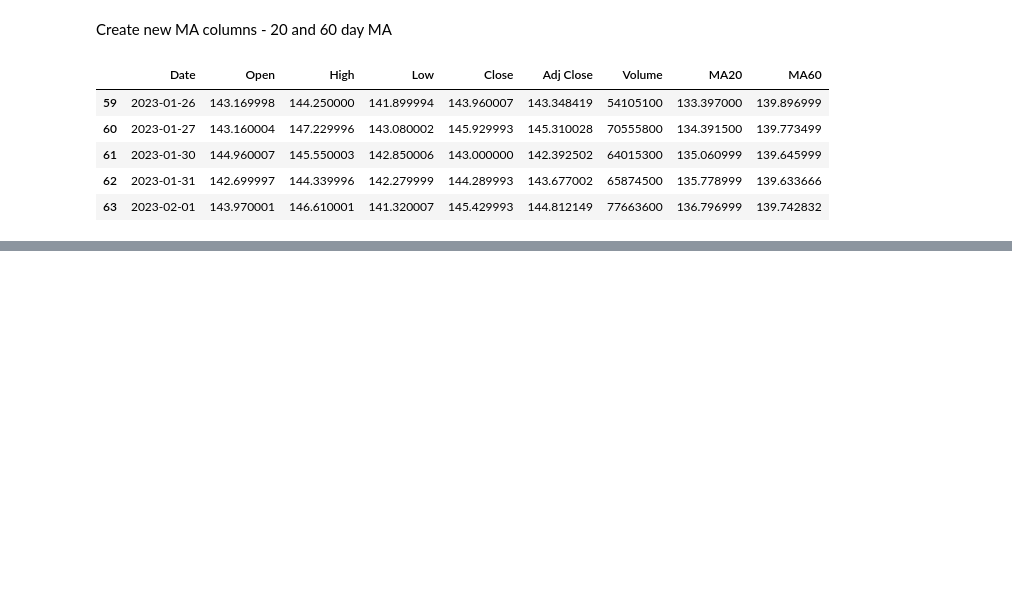
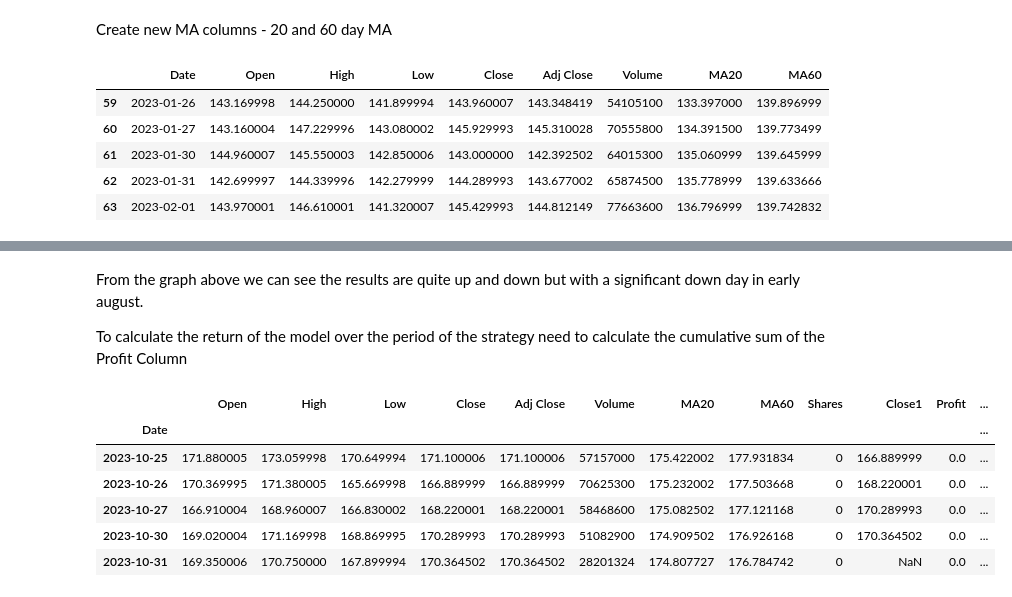
Before and after one commit to danben1/Python_development, a Jupyter notebook: ma_trading_strategy.ipynb, the cells around one changed output, grey strips where cells are left out. Drawn from its saved outputs; the diff is of its cells as text; code cells hidden in the pictures; blank space fills up the shorter version.

```diff
--- a/ma_trading_strategy.ipynb
+++ b/ma_trading_strategy.ipynb
@@ -51,0 +107,18 @@ aapl.head()
+# %% [markdown]
+From the graph above we can see the results are quite up and down but with a significant down day in early august.
+
+To calculate the return of the model over the period of the strategy need to calculate the cumulative sum of the Profit Column
+# %%
+#create new "wealth" column
+aapl['wealth'] = aapl['Profit'].cumsum()
+
+#see results
+aapl.tail()
+# %% [output]
+|  | Open | High | Low | Close | Adj Close | Volume | MA20 | MA60 | Shares | Close1 | Profit | ... |
+| Date |  |  |  |  |  |  |  |  |  |  |  | ... |
+| 2023-10-25 | 171.880005 | 173.059998 | 170.649994 | 171.100006 | 171.100006 | 57157000 | 175.422002 | 177.931834 | 0 | 166.889999 | 0.0 | ... |
+| 2023-10-26 | 170.369995 | 171.380005 | 165.669998 | 166.889999 | 166.889999 | 70625300 | 175.232002 | 177.503668 | 0 | 168.220001 | 0.0 | ... |
+| 2023-10-27 | 166.910004 | 168.960007 | 166.830002 | 168.220001 | 168.220001 | 58468600 | 175.082502 | 177.121168 | 0 | 170.289993 | 0.0 | ... |
+| 2023-10-30 | 169.020004 | 171.169998 | 168.869995 | 170.289993 | 170.289993 | 51082900 | 174.909502 | 176.926168 | 0 | 170.364502 | 0.0 | ... |
+| 2023-10-31 | 169.350006 | 170.750000 | 167.899994 | 170.364502 | 170.364502 | 28201324 | 174.807727 | 176.784742 | 0 | NaN | 0.0 | ... |
```
Also changed, not shown: parts of 5 cells of this notebook.
